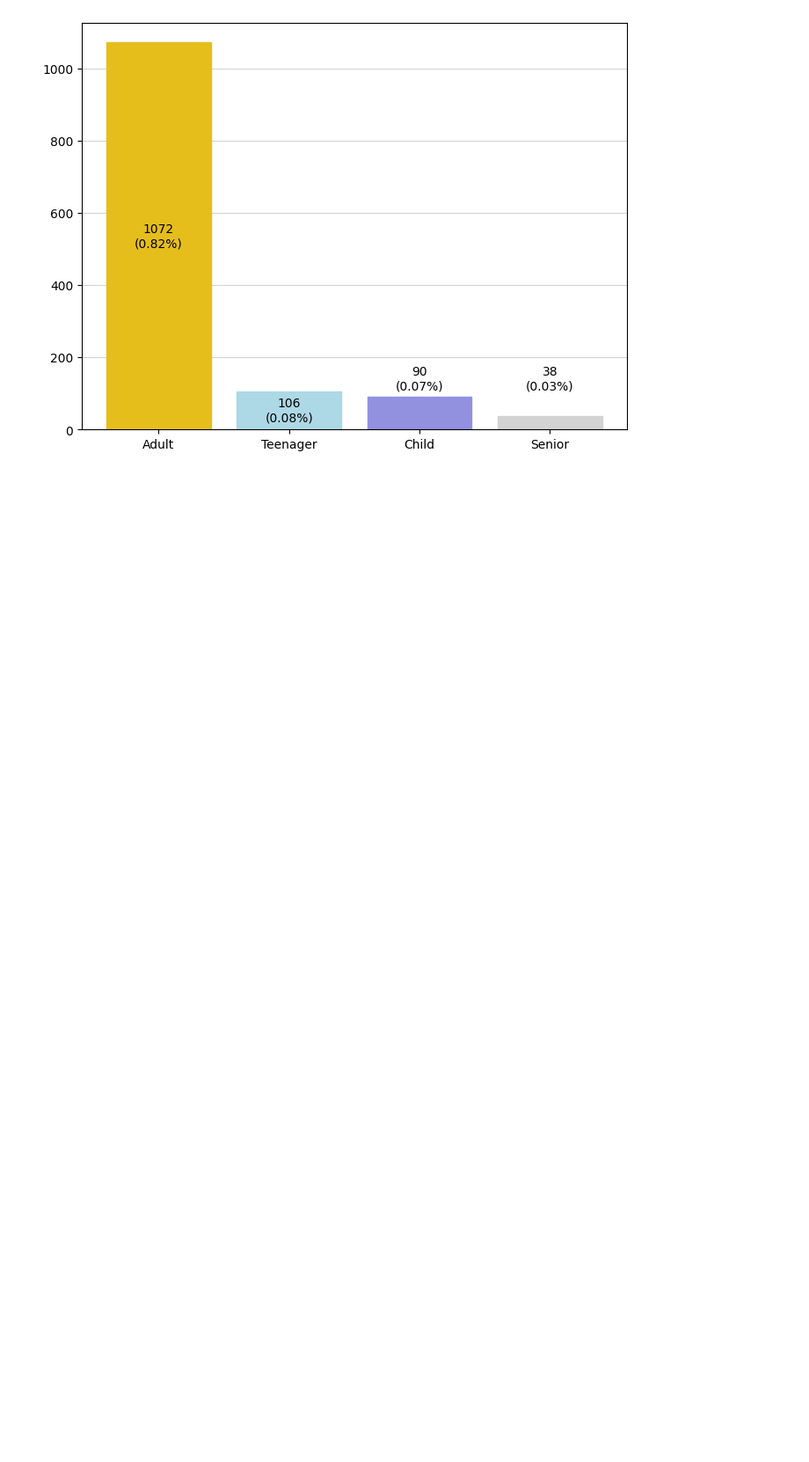
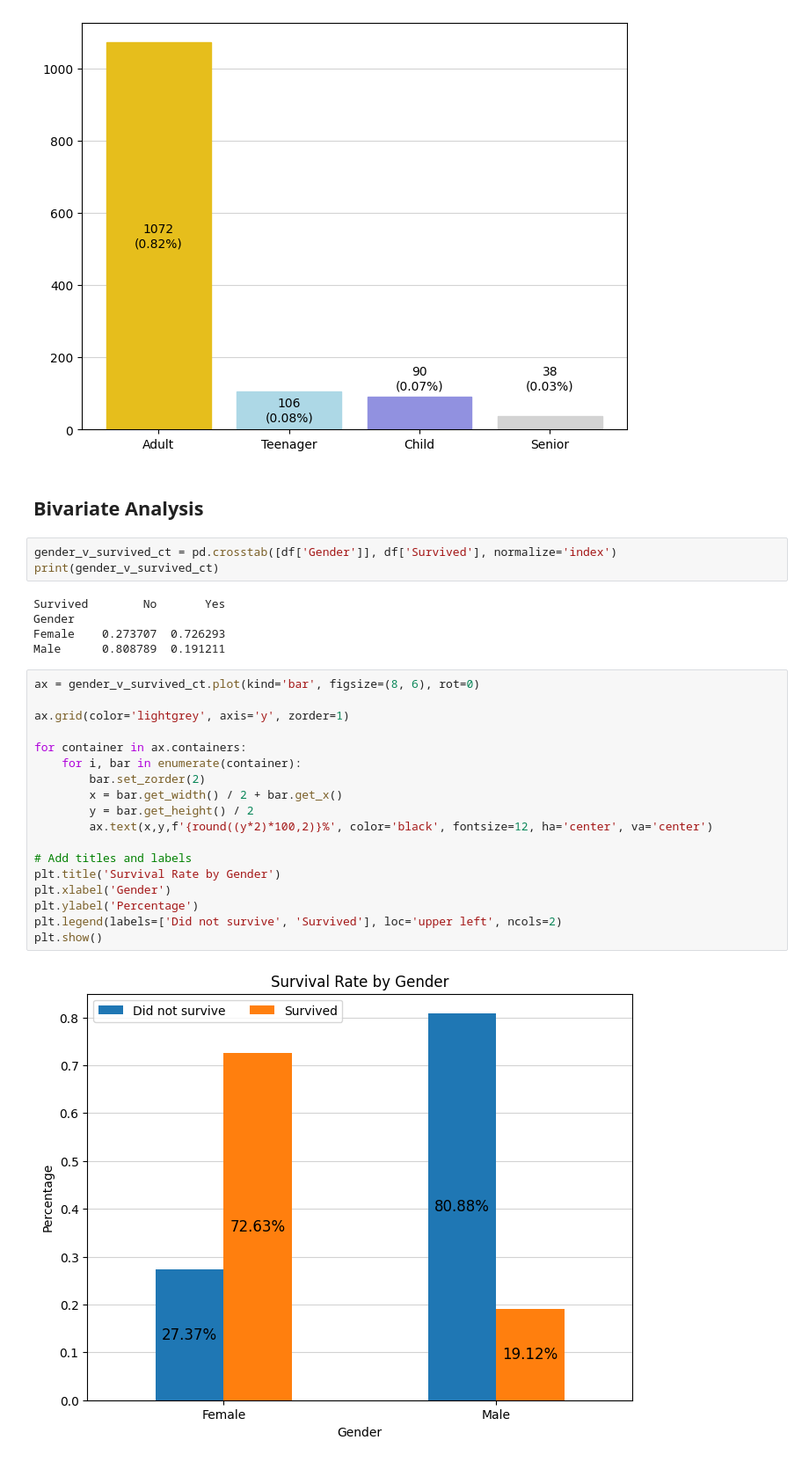
Before and after one commit to jordan5039/Titanic, a Jupyter notebook: notebooks/titanic_analysis.ipynb, the cells around one changed output. Shown: that part at 88% size. Drawn from its saved outputs; the diff is of its cells as text; blank space fills up the shorter version.

```diff
--- a/notebooks/titanic_analysis.ipynb
+++ b/notebooks/titanic_analysis.ipynb
@@ -731,3 +731,33 @@ for i,bar in enumerate(bars):
         ax.text(x_val,y_val,f'{bar.get_height()}\n({proportions[i]}%)', ha='center', va='center')
 # %% [output]
 [figure]
+# %% [markdown]
+## Bivariate Analysis
+# %%
+gender_v_survived_ct = pd.crosstab([df['Gender']], df['Survived'], normalize='index')
+print(gender_v_survived_ct)
+# %% [output]
+Survived        No       Yes
+Gender
+Female    0.273707  0.726293
+Male      0.808789  0.191211
+# %%
+ax = gender_v_survived_ct.plot(kind='bar', figsize=(8, 6), rot=0)
+
+ax.grid(color='lightgrey', axis='y', zorder=1)
+
+for container in ax.containers:
+    for i, bar in enumerate(container):
+        bar.set_zorder(2)
+        x = bar.get_width() / 2 + bar.get_x()
+        y = bar.get_height() / 2
+        ax.text(x,y,f'{round((y*2)*100,2)}%', color='black', fontsize=12, ha='center', va='center')
+
+# Add titles and labels
+plt.title('Survival Rate by Gender')
+plt.xlabel('Gender')
+plt.ylabel('Percentage')
+plt.legend(labels=['Did not survive', 'Survived'], loc='upper left', ncols=2)
+plt.show()
+# %% [output]
+[figure, added]
```
Also changed, not shown: parts of 9 cells of this notebook.
